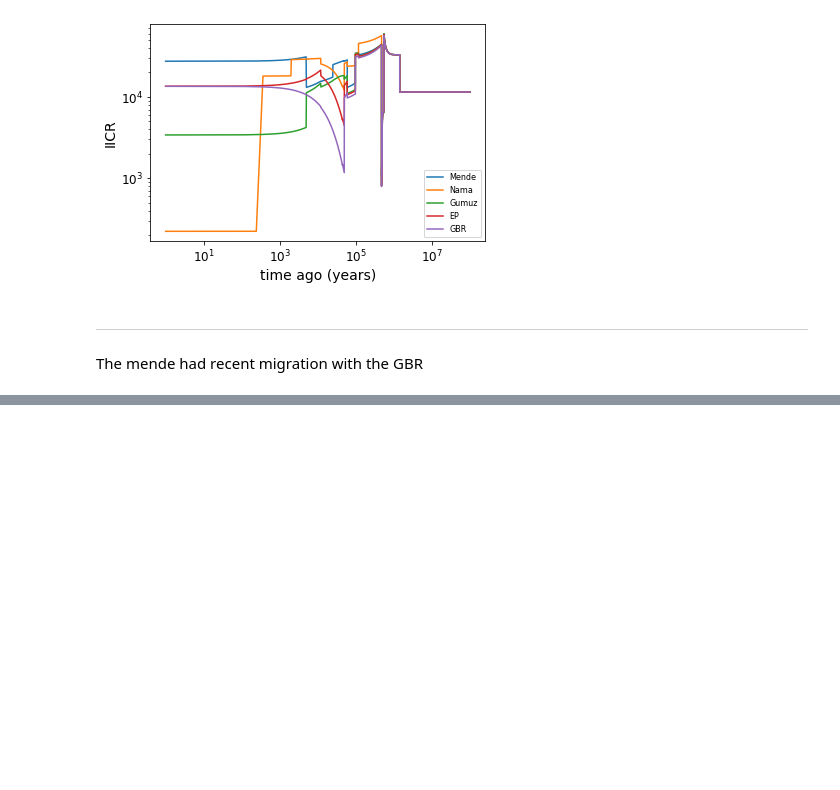
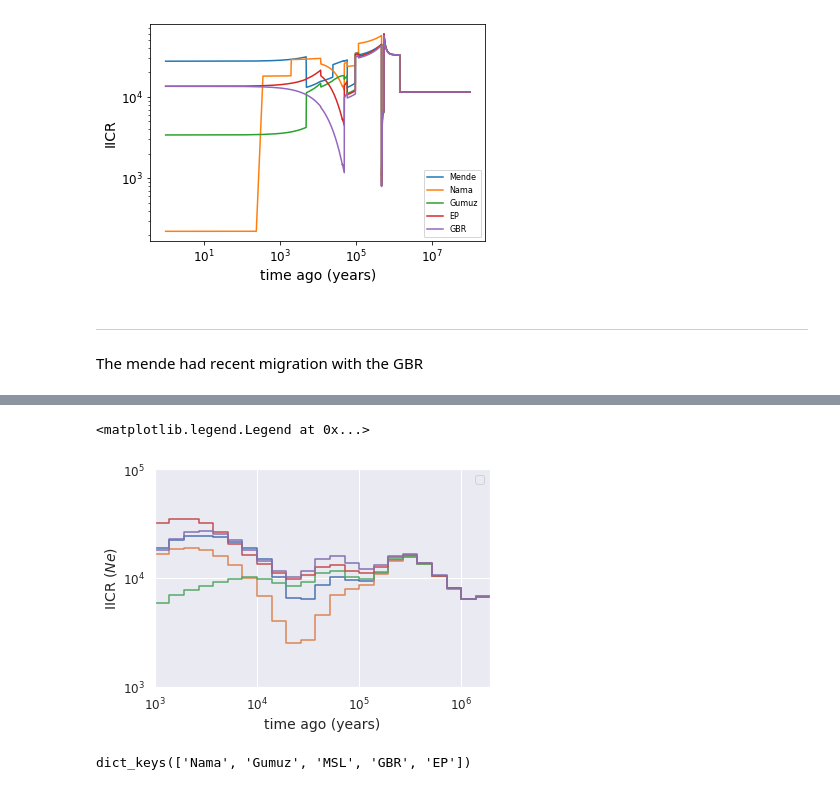
Before and after one commit to georgette-femerling/demography-simulations, a Jupyter notebook: scripts/merger_with_stem.ipynb, the cells around one changed output, grey strips where cells are left out. Saved outputs shown, nothing was run; the diff lists cells and outputs as text; code cells hidden in the pictures; blank space fills up the shorter version.

Commit message:
Added read relate function

```diff
--- a/scripts/merger_with_stem.ipynb
+++ b/scripts/merger_with_stem.ipynb
@@ -51,2 +54,23 @@ def plot_iicr(iirc,T):
+# %%
+def read_relate(relate_file,generation_time=1):
+    '''
+    Reads relate .coal file and returns two objects: the times scaled by generation time, and the population sizes computed as 0.5/coal
+    '''
+    pop_size = {}
+    with open(relate_file) as relatef:
+        pops = relatef.readline().strip('\n').split()
+        times = relatef.readline().strip('\n').split()
+        times = np.array(times,dtype="float")*generation_time
+        print(pops,times)
+        coals = relatef.readlines()
+        for line in coals:
+            line = line.strip('\n').split()
+            pop1 = pops[int(line[0])]
+            pop2 = pops[int(line[1])]
+            coal = np.array(line[2:],dtype="float")
+            pop_size[(pop1,pop2)] = 0.5/coal
+    relatef.close()
+
+    return(pops,times,pop_size)
 # %%
 demesdraw.tubes(mws, log_time=True, num_lines_per_migration=3)
@@ -389,0 +412,3 @@ The mende had recent migration with the GBR
+# %%
+relate_file = '../data/popsize/simulated-merger-with-stem/sim_popsize_repALL.coal'
+pops,times,pop_sizes = read_relate(relate_file,29)
@@ -389,0 +423,8 @@ The mende had recent migration with the GBR
+# %%
+plot_iicr(pop_sizes[("EP","EP")],times)
+plot_iicr(pop_sizes[("GBR","GBR")],times)
+plot_iicr(pop_sizes[("Gumuz","Gumuz")],times)
+plot_iicr(pop_sizes[("MSL","MSL")],times)
+plot_iicr(pop_sizes[("Nama","Nama")],times)
+plt.legend()
+# %% [output]
@@ -389,0 +432,2 @@ The mende had recent migration with the GBR
+<matplotlib.legend.Legend at 0x...>
+[figure, added]
@@ -389,0 +465,4 @@ The mende had recent migration with the GBR
+# %%
+mws_sliced_LD.keys()
+# %% [output]
+dict_keys(['Nama', 'Gumuz', 'MSL', 'GBR', 'EP'])
```
Also changed, not shown: parts of 19 cells of this notebook, 9 other files.
